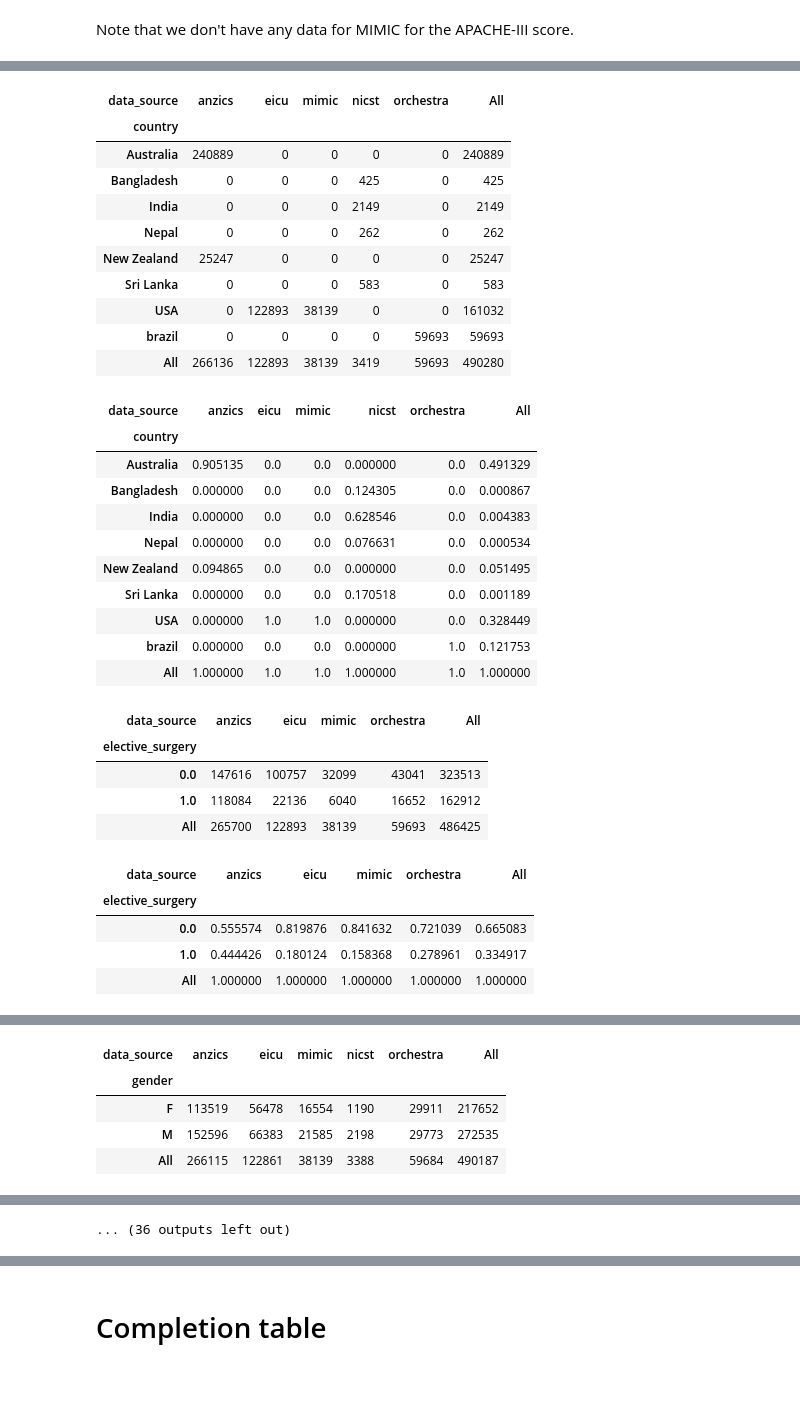
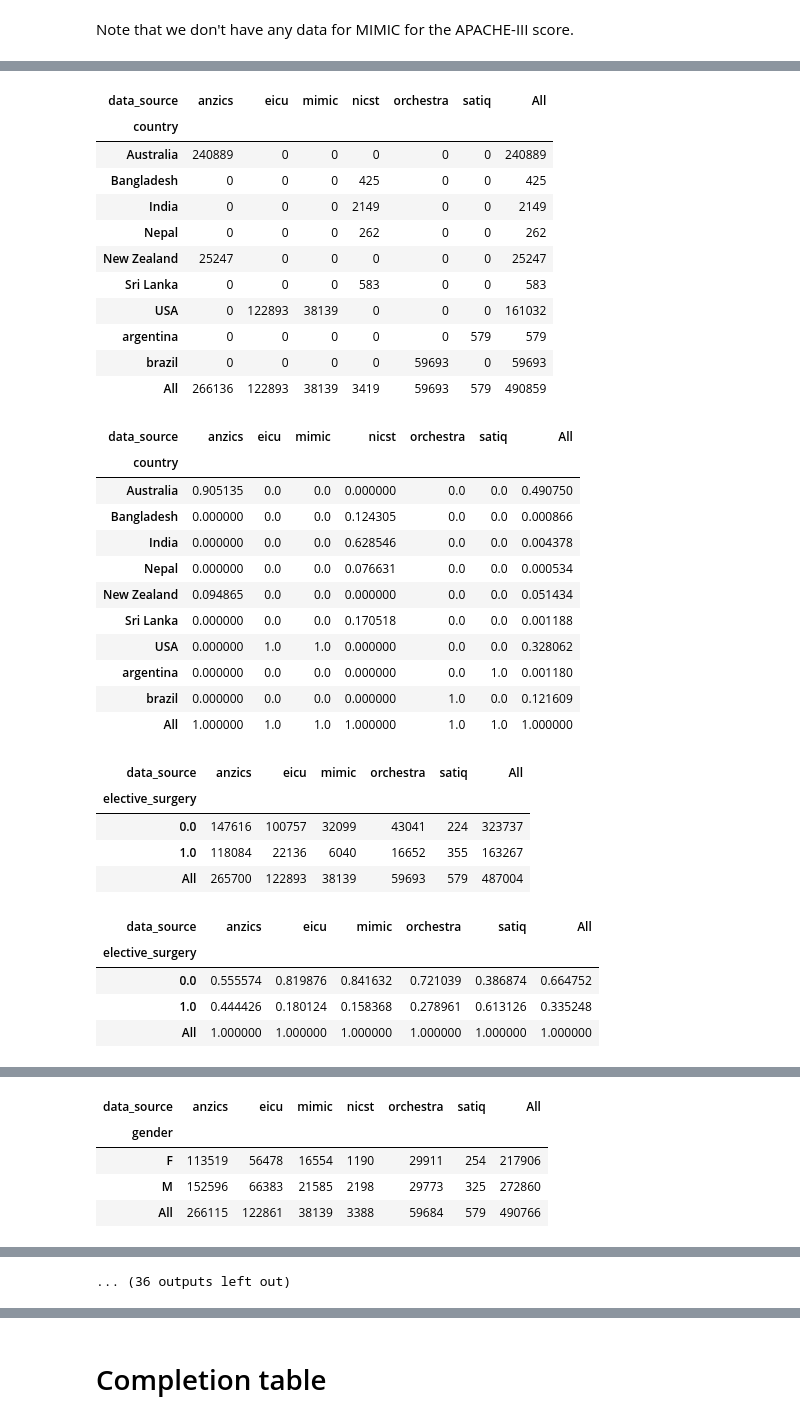
Before and after one commit to MIT-LCP/gossis, a Jupyter notebook: compare-data.ipynb, the cells around one changed output, grey strips where cells are left out. Drawn from its saved outputs; the diff is of its cells as text; code cells hidden in the pictures; blank space fills up the shorter version.

```diff
--- a/compare-data.ipynb
+++ b/compare-data.ipynb
@@ -311,46 +178,48 @@ tb.to_csv('gossis-stats.csv',index=True)
 # %%
 fac_list = df_var.loc[(df_var['dataType']!='numeric')&(df_var['category']!='identifier'),'varname']
 for a in fac_list:
     if a in ['hospital_death','bmi','apache_3j_score','icu_id', 'hospital_bed_size_numeric', 'icu_admit_type', 'apsiii']:
         continue
     tbl = pd.crosstab(df[a], df['data_source'], margins = True)
-    display(HTML(tbl.to_html().replace('NaN', '')))
+    #display(HTML(tbl.to_html().replace('NaN', '')))
     #get percentage table
     tbl_perc = tbl/tbl.xs('All', axis=0)
-    display(HTML(tbl_perc.to_html()))
+    display(HTML(tbl_perc.to_html().replace('NaN', '')))
 # %% [output]
-| data_source | anzics | eicu | mimic | nicst | orchestra | All |
-| country |  |  |  |  |  |  |
-| Australia | 240889 | 0 | 0 | 0 | 0 | 240889 |
-| Bangladesh | 0 | 0 | 0 | 425 | 0 | 425 |
-| India | 0 | 0 | 0 | 2149 | 0 | 2149 |
-| Nepal | 0 | 0 | 0 | 262 | 0 | 262 |
-| New Zealand | 25247 | 0 | 0 | 0 | 0 | 25247 |
-| Sri Lanka | 0 | 0 | 0 | 583 | 0 | 583 |
-| USA | 0 | 122893 | 38139 | 0 | 0 | 161032 |
-| brazil | 0 | 0 | 0 | 0 | 59693 | 59693 |
-| All | 266136 | 122893 | 38139 | 3419 | 59693 | 490280 |
+| data_source | anzics | eicu | mimic | nicst | orchestra | satiq | All |
+| country |  |  |  |  |  |  |  |
+| Australia | 240889 | 0 | 0 | 0 | 0 | 0 | 240889 |
+| Bangladesh | 0 | 0 | 0 | 425 | 0 | 0 | 425 |
+| India | 0 | 0 | 0 | 2149 | 0 | 0 | 2149 |
+| Nepal | 0 | 0 | 0 | 262 | 0 | 0 | 262 |
+| New Zealand | 25247 | 0 | 0 | 0 | 0 | 0 | 25247 |
+| Sri Lanka | 0 | 0 | 0 | 583 | 0 | 0 | 583 |
+| USA | 0 | 122893 | 38139 | 0 | 0 | 0 | 161032 |
+| argentina | 0 | 0 | 0 | 0 | 0 | 579 | 579 |
+| brazil | 0 | 0 | 0 | 0 | 59693 | 0 | 59693 |
+| All | 266136 | 122893 | 38139 | 3419 | 59693 | 579 | 490859 |
-| data_source | anzics | eicu | mimic | nicst | orchestra | All |
-| country |  |  |  |  |  |  |
-| Australia | 0.905135 | 0.0 | 0.0 | 0.000000 | 0.0 | 0.491329 |
-| Bangladesh | 0.000000 | 0.0 | 0.0 | 0.124305 | 0.0 | 0.000867 |
-| India | 0.000000 | 0.0 | 0.0 | 0.628546 | 0.0 | 0.004383 |
-| Nepal | 0.000000 | 0.0 | 0.0 | 0.076631 | 0.0 | 0.000534 |
-| New Zealand | 0.094865 | 0.0 | 0.0 | 0.000000 | 0.0 | 0.051495 |
-| Sri Lanka | 0.000000 | 0.0 | 0.0 | 0.170518 | 0.0 | 0.001189 |
-| USA | 0.000000 | 1.0 | 1.0 | 0.000000 | 0.0 | 0.328449 |
-| brazil | 0.000000 | 0.0 | 0.0 | 0.000000 | 1.0 | 0.121753 |
-| All | 1.000000 | 1.0 | 1.0 | 1.000000 | 1.0 | 1.000000 |
+| data_source | anzics | eicu | mimic | nicst | orchestra | satiq | All |
+| country |  |  |  |  |  |  |  |
+| Australia | 0.905135 | 0.0 | 0.0 | 0.000000 | 0.0 | 0.0 | 0.490750 |
+| Bangladesh | 0.000000 | 0.0 | 0.0 | 0.124305 | 0.0 | 0.0 | 0.000866 |
+| India | 0.000000 | 0.0 | 0.0 | 0.628546 | 0.0 | 0.0 | 0.004378 |
+| Nepal | 0.000000 | 0.0 | 0.0 | 0.076631 | 0.0 | 0.0 | 0.000534 |
+| New Zealand | 0.094865 | 0.0 | 0.0 | 0.000000 | 0.0 | 0.0 | 0.051434 |
+| Sri Lanka | 0.000000 | 0.0 | 0.0 | 0.170518 | 0.0 | 0.0 | 0.001188 |
+| USA | 0.000000 | 1.0 | 1.0 | 0.000000 | 0.0 | 0.0 | 0.328062 |
+| argentina | 0.000000 | 0.0 | 0.0 | 0.000000 | 0.0 | 1.0 | 0.001180 |
+| brazil | 0.000000 | 0.0 | 0.0 | 0.000000 | 1.0 | 0.0 | 0.121609 |
+| All | 1.000000 | 1.0 | 1.0 | 1.000000 | 1.0 | 1.0 | 1.000000 |
-| data_source | anzics | eicu | mimic | orchestra | All |
-| elective_surgery |  |  |  |  |  |
-| 0.0 | 147616 | 100757 | 32099 | 43041 | 323513 |
-| 1.0 | 118084 | 22136 | 6040 | 16652 | 162912 |
-| All | 265700 | 122893 | 38139 | 59693 | 486425 |
+| data_source | anzics | eicu | mimic | orchestra | satiq | All |
+| elective_surgery |  |  |  |  |  |  |
+| 0.0 | 147616 | 100757 | 32099 | 43041 | 224 | 323737 |
+| 1.0 | 118084 | 22136 | 6040 | 16652 | 355 | 163267 |
+| All | 265700 | 122893 | 38139 | 59693 | 579 | 487004 |
-| data_source | anzics | eicu | mimic | orchestra | All |
-| elective_surgery |  |  |  |  |  |
-| 0.0 | 0.555574 | 0.819876 | 0.841632 | 0.721039 | 0.665083 |
-| 1.0 | 0.444426 | 0.180124 | 0.158368 | 0.278961 | 0.334917 |
-| All | 1.000000 | 1.000000 | 1.000000 | 1.000000 | 1.000000 |
+| data_source | anzics | eicu | mimic | orchestra | satiq | All |
+| elective_surgery |  |  |  |  |  |  |
+| 0.0 | 0.555574 | 0.819876 | 0.841632 | 0.721039 | 0.386874 | 0.664752 |
+| 1.0 | 0.444426 | 0.180124 | 0.158368 | 0.278961 | 0.613126 | 0.335248 |
+| All | 1.000000 | 1.000000 | 1.000000 | 1.000000 | 1.000000 | 1.000000 |
 | data_source | anzics | eicu | mimic | All |
 | ethnicity |  |  |  |  |
 | African American | 0 | 14886 | 2920 | 17806 |
@@ -371,8 +240,8 @@ for a in fac_list:
 | Native American | 0.0 | 0.007702 | 0.000524 | 0.005391 |
 | Other/Unknown | 0.0 | 0.044921 | 0.151813 | 0.063469 |
 | All | 1.0 | 1.000000 | 1.000000 | 1.000000 |
-| data_source | anzics | eicu | mimic | nicst | orchestra | All |
-| gender |  |  |  |  |  |  |
-| F | 113519 | 56478 | 16554 | 1190 | 29911 | 217652 |
-| M | 152596 | 66383 | 21585 | 2198 | 29773 | 272535 |
-| All | 266115 | 122861 | 38139 | 3388 | 59684 | 490187 |
+| data_source | anzics | eicu | mimic | nicst | orchestra | satiq | All |
+| gender |  |  |  |  |  |  |  |
+| F | 113519 | 56478 | 16554 | 1190 | 29911 | 254 | 217906 |
+| M | 152596 | 66383 | 21585 | 2198 | 29773 | 325 | 272860 |
+| All | 266115 | 122861 | 38139 | 3388 | 59684 | 579 | 490766 |
```
Also changed, not shown: parts of 27 cells of this notebook.
